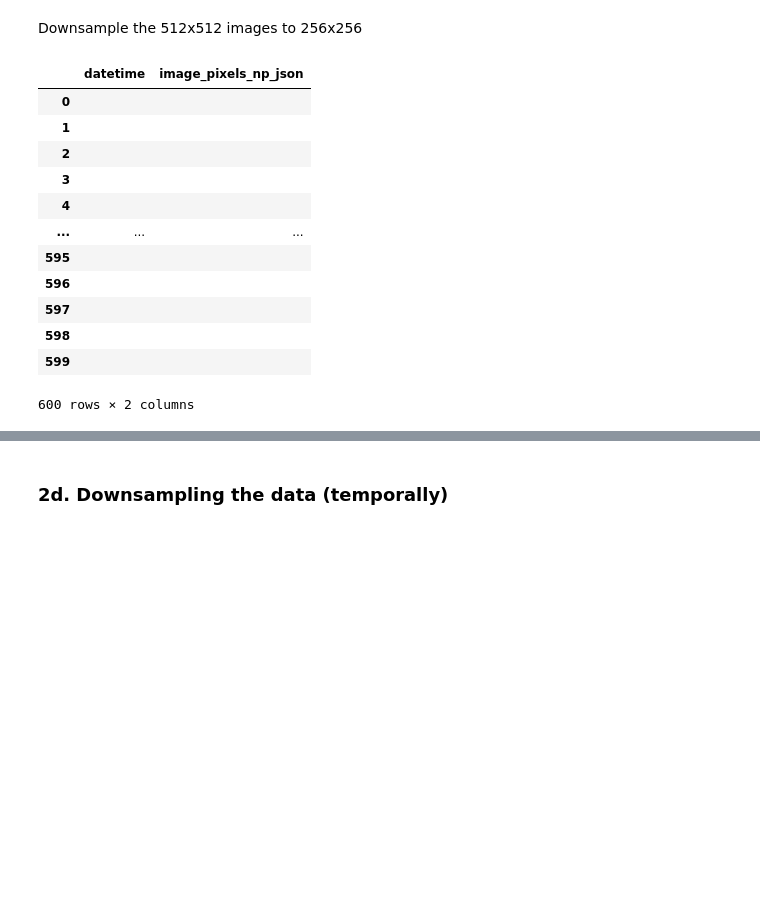
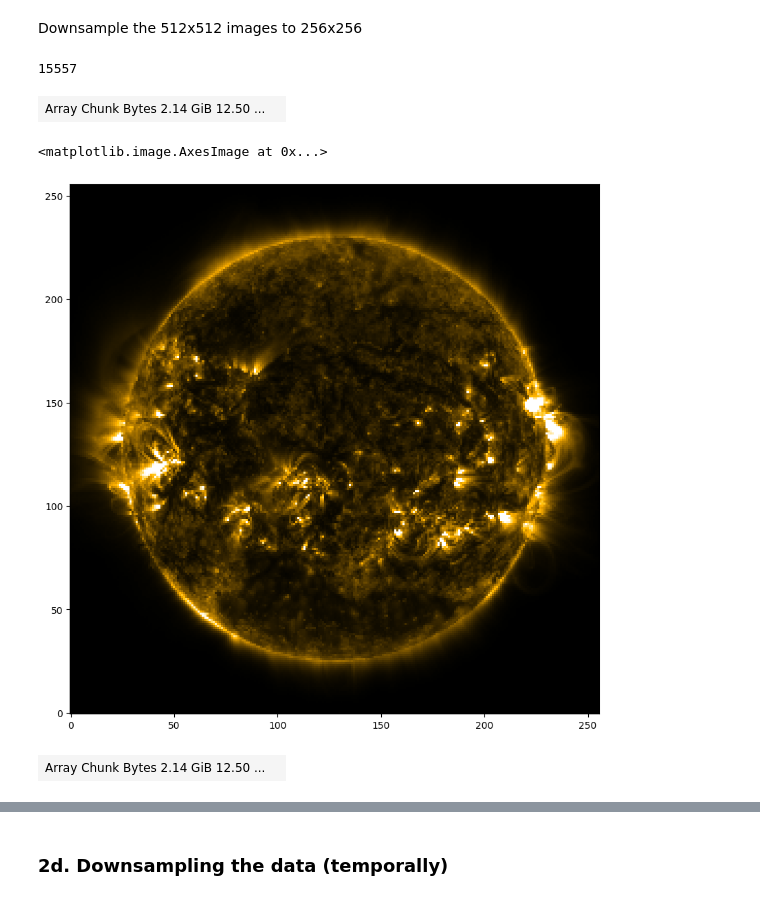
Before and after one commit to aishstronomer/flare-finder, a Jupyter notebook: sdoml_dataset_colab_aws_ask.ipynb, the cells around one changed output, grey strips where cells are left out. Saved outputs shown, nothing was run; the diff lists cells and outputs as text; code cells hidden in the pictures; blank space fills up the shorter version.

```diff
--- a/sdoml_dataset_colab_aws_ask.ipynb
+++ b/sdoml_dataset_colab_aws_ask.ipynb
@@ -268,0 +259,16 @@ selected_images
+# %%
+# selected_index is finding all the dates available in df_time['Time'] which is
+# in the actual data and the hourly time_index that I've created in selected_times
+
+selected_index = []
+for i in selected_times[None:None]:
+  # print(i)
+  selected_index.append(np.argmin(abs(df_time["Time"] - i)))
+# may be a more efficient way of doing this
+print('selected_index is: ', selected_index)
+
+# keep only elements in selected_index that are greater than zero - but why?
+time_index = list(filter(lambda x: x > 0, selected_index))
+print('time_index is: ', time_index)
+
+da.from_array(data)[time_index, :, :]
@@ -270,6 +295,10 @@ selected_images
 ### 2c. Downsampling the data (resolution)
 # %% [markdown]
 Downsample the 512x512 images to 256x256
+# %%
+time_index[0]
+# %% [output]
+15557
 # %%
 # after selecting images via time_index, we wan to downsample in resolution
 # For that we will relpace 0:600 in
@@ -278,36 +307,24 @@ Downsample the 512x512 images to 256x256
 # downsample the data to 256 by sampling every other pixel
 sub_index = np.arange(0, 512, 2)
 
-sub_image = da.from_array(data)[:, sub_index, :]
+sub_image = da.from_array(data)[time_index, :, :]
+sub_image = sub_image[:, sub_index, :]
 sub_image = sub_image[:, :, sub_index]
-# is this becuase dask doesn't support nd fancy indexing?
+sub_image
+# # is this becuase dask doesn't support nd fancy indexing?
 
-print(f"mean of selected images: {da.mean(sub_image).compute():.2f}")
+# print(f"mean of selected images: {da.mean(sub_image).compute():.2f}")
+# %% [output]
+| Array Chunk Bytes 2.14 GiB 12.50 ... |  |
-# %%
-# convert 'sub_image' dask-array into pd dataframe:images_df
-
-import pandas as pd
-
-images_df = pd.DataFrame(columns=["datetime", "image_pixels_np_str"])
-
-for image_num in range(len(sub_image)):
-  images_df.loc[len(images_df)] = {
-      "datetime": "", # this will be someting like df_time["Time"][time_index].values[image_num]
-      "image_pixels_np_str": "", # this will be something like np.array2string(np.asarray(sub_image[image_num, :, :]))
-  }
-
-images_df.to_csv("images_df.csv", index=False)
-# %% [output]
-|  | datetime | image_pixels_np_json |
-| 0 |  |  |
-| 1 |  |  |
-| 2 |  |  |
-| 3 |  |  |
-| 4 |  |  |
-| ... | ... | ... |
-| 595 |  |  |
-| 596 |  |  |
-| 597 |  |  |
-| 598 |  |  |
-| 599 |  |  |
-600 rows × 2 columns
+# %%
+sub_image_eg = sub_image[0,:,:]
+plt.figure(figsize=(10,10))
+colormap = plt.get_cmap('sdoaia171')
+plt.imshow(sub_image_eg,origin='lower',vmin=10,vmax=1000,cmap=colormap)
+# %% [output]
+<matplotlib.image.AxesImage at 0x...>
+[figure, added]
+# %%
+sub_image
+# %% [output]
+| Array Chunk Bytes 2.14 GiB 12.50 ... |  |
```
Also changed, not shown: parts of 27 cells of this notebook.
